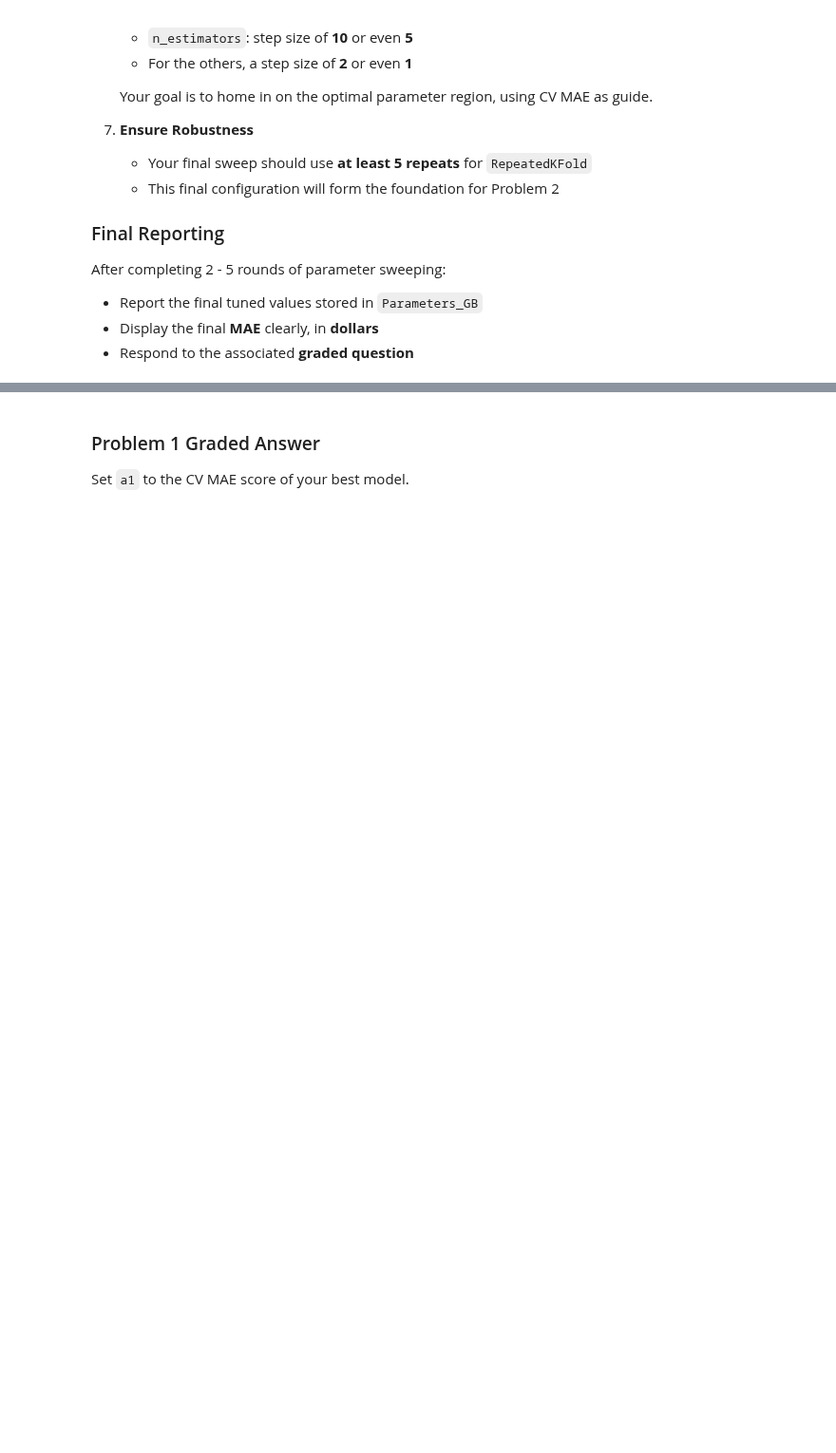
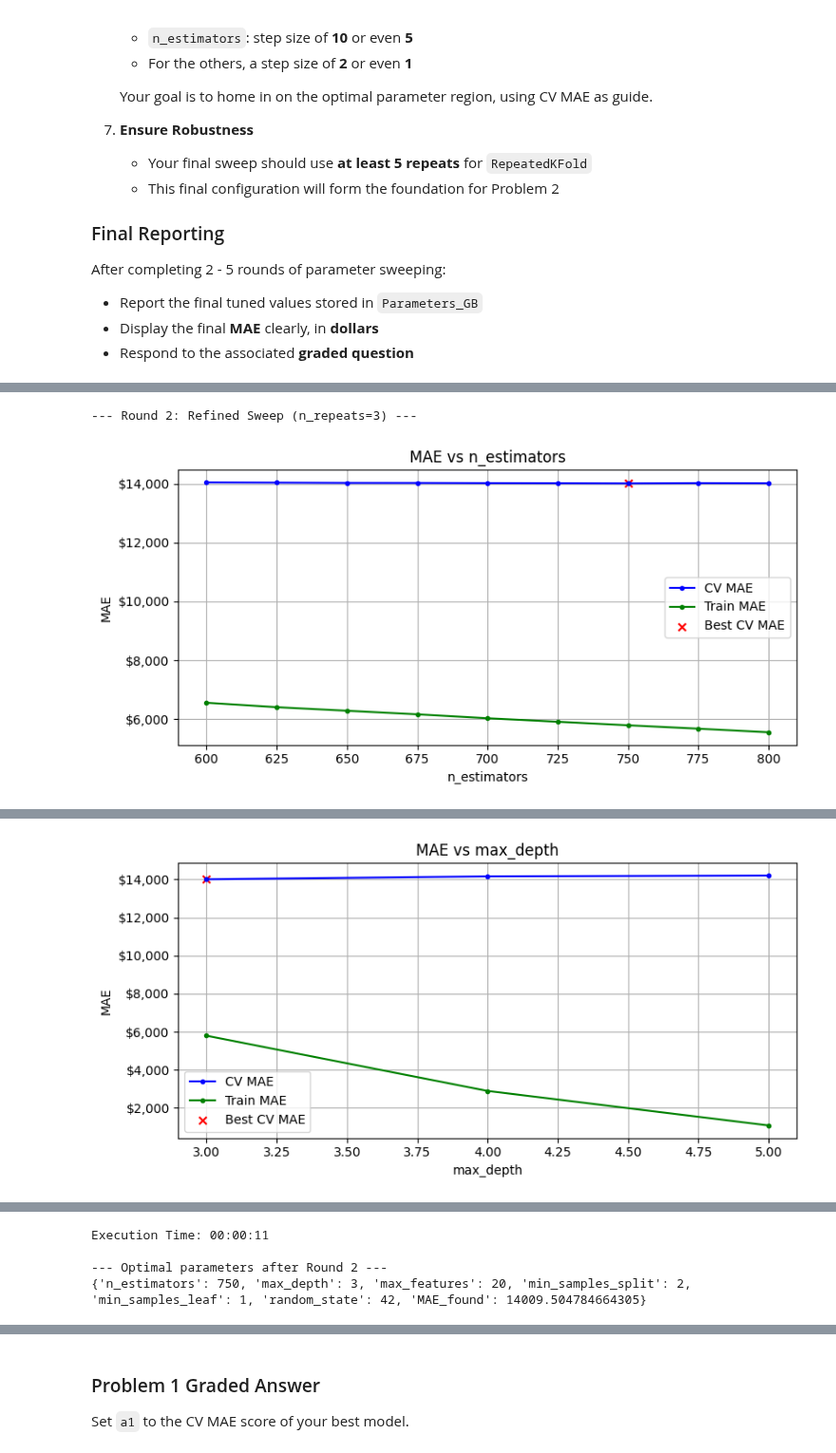
Before and after one commit to waysnyder/Module-3-Assignments, a Jupyter notebook: Homework_07.ipynb, the cells around one changed output, grey strips where cells are left out. Shown at 95% size. Drawn from its saved outputs; the diff is of its cells as text; code cells hidden in the pictures; blank space fills up the shorter version.

```diff
--- a/Homework_07.ipynb
+++ b/Homework_07.ipynb
@@ -408,0 +443,28 @@ Params_GB = Default_Parameters_GB.copy()
+# %%
+print("\n--- Round 2: Refined Sweep (n_repeats=3) ---")
+
+# 1. n_estimators: Search around the best value from Round 1 with a smaller step (25).
+best_n_estimators = Params_GB['n_estimators']
+Params_GB = sweep_parameter(GradientBoostingRegressor, Params_GB, 'n_estimators', range(best_n_estimators - 100, best_n_estimators + 101, 25), n_repeats=3, verbose=True)
+
+# 2. max_depth: Search with a finer step (1).
+best_max_depth = Params_GB['max_depth']
+Params_GB = sweep_parameter(GradientBoostingRegressor, Params_GB, 'max_depth', range(max(3, best_max_depth - 2), best_max_depth + 3, 1), n_repeats=3, verbose=True)
+
+# 3. max_features: Search with a finer step (2).
+best_max_features = Params_GB['max_features']
+Params_GB = sweep_parameter(GradientBoostingRegressor, Params_GB, 'max_features', range(max(5, best_max_features - 4), best_max_features + 5, 2), n_repeats=3, verbose=True)
+
+# 4. min_samples_split: Search with a finer step (1).
+best_min_samples_split = Params_GB['min_samples_split']
+Params_GB = sweep_parameter(GradientBoostingRegressor, Params_GB, 'min_samples_split', range(max(2, best_min_samples_split - 2), best_min_samples_split + 3, 1), n_repeats=3, verbose=True)
+
+# 5. min_samples_leaf: Search with a finer step (1).
+best_min_samples_leaf = Params_GB['min_samples_leaf']
+Params_GB = sweep_parameter(GradientBoostingRegressor, Params_GB, 'min_samples_leaf', range(max(1, best_min_samples_leaf - 2), best_min_samples_leaf + 3, 1), n_repeats=3, verbose=True)
+
+print("\n--- Optimal parameters after Round 2 ---")
+print(Params_GB)
+# %% [output]
+--- Round 2: Refined Sweep (n_repeats=3) ---
+[figure, added]
@@ -408,0 +472 @@ Params_GB = Default_Parameters_GB.copy()
+[figure, added]
@@ -408,0 +479,4 @@ Params_GB = Default_Parameters_GB.copy()
+Execution Time: 00:00:11
+
+--- Optimal parameters after Round 2 ---
+{'n_estimators': 750, 'max_depth': 3, 'max_features': 20, 'min_samples_split': 2, 'min_samples_leaf': 1, 'random_state': 42, 'MAE_found': 14009.504784664305}
```
Also changed, not shown: parts of 20 cells of this notebook, 1 other file.
